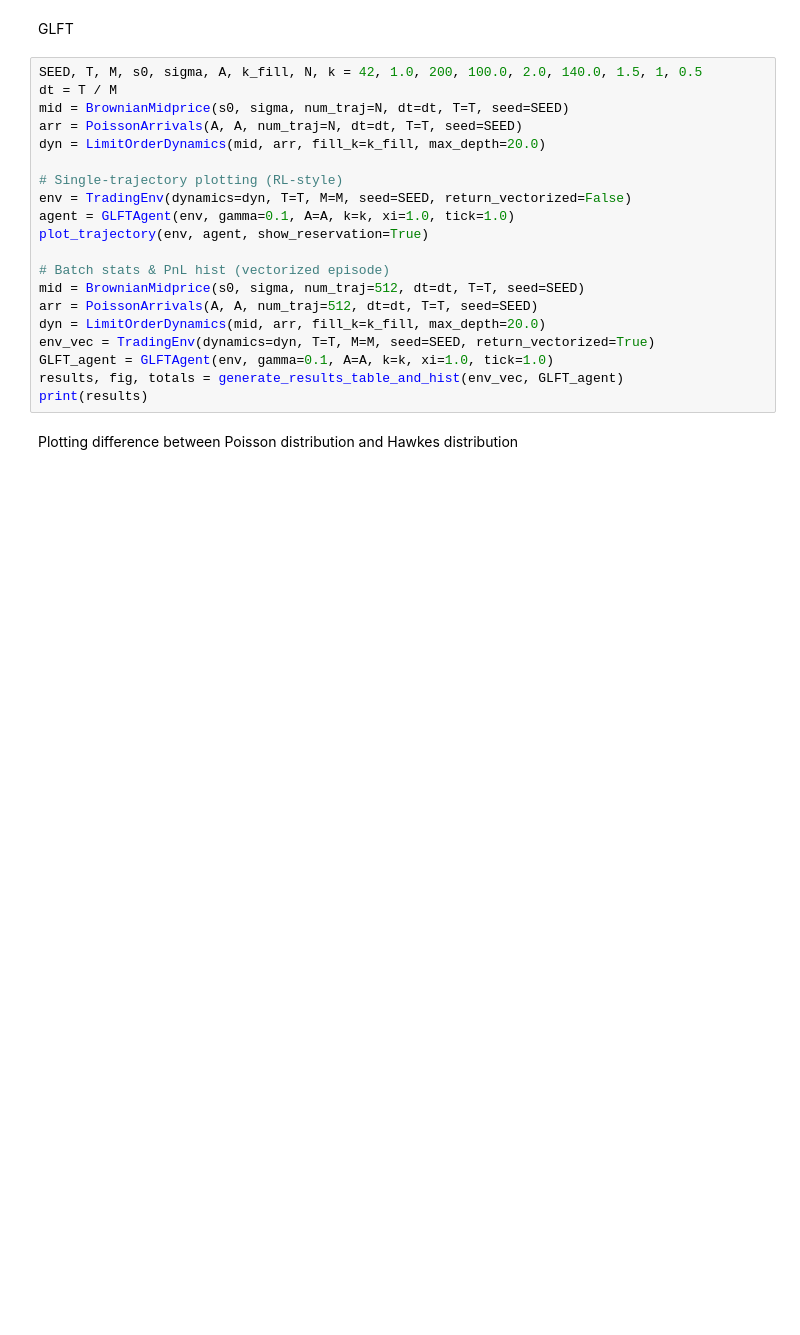
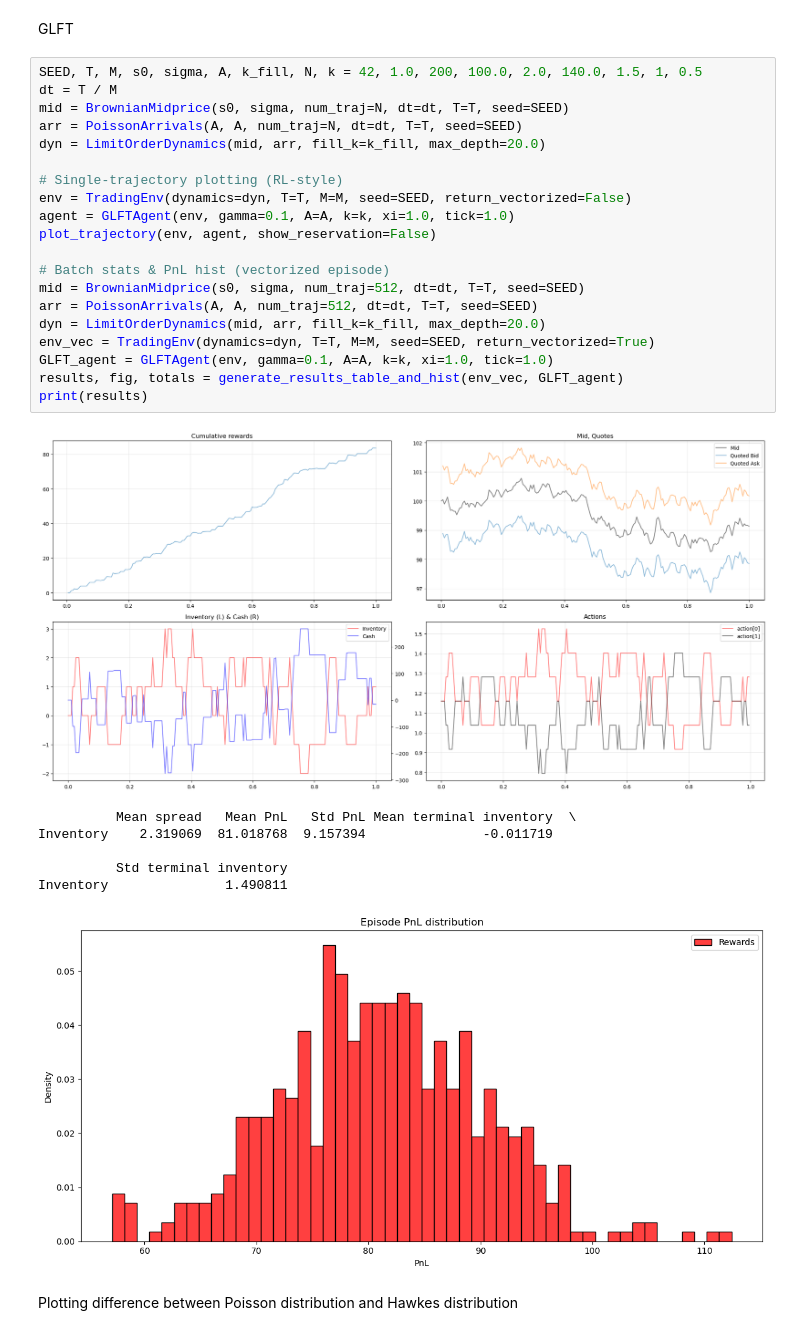
Before and after one commit to AA-ron2/Thesis_AI4Trading, a Jupyter notebook: test.ipynb, the cells around one changed output. Cells and saved outputs as stored; diff of their text form; blank space fills up the shorter version.

```diff
--- a/test.ipynb
+++ b/test.ipynb
@@ -160,23 +278,31 @@ GLFT
 # %%
 SEED, T, M, s0, sigma, A, k_fill, N, k = 42, 1.0, 200, 100.0, 2.0, 140.0, 1.5, 1, 0.5
 dt = T / M
 mid = BrownianMidprice(s0, sigma, num_traj=N, dt=dt, T=T, seed=SEED)
 arr = PoissonArrivals(A, A, num_traj=N, dt=dt, T=T, seed=SEED)
 dyn = LimitOrderDynamics(mid, arr, fill_k=k_fill, max_depth=20.0)
 
 # Single-trajectory plotting (RL-style)
 env = TradingEnv(dynamics=dyn, T=T, M=M, seed=SEED, return_vectorized=False)
 agent = GLFTAgent(env, gamma=0.1, A=A, k=k, xi=1.0, tick=1.0)
-plot_trajectory(env, agent, show_reservation=True)
+plot_trajectory(env, agent, show_reservation=False)
 
 # Batch stats & PnL hist (vectorized episode)
 mid = BrownianMidprice(s0, sigma, num_traj=512, dt=dt, T=T, seed=SEED)
 arr = PoissonArrivals(A, A, num_traj=512, dt=dt, T=T, seed=SEED)
 dyn = LimitOrderDynamics(mid, arr, fill_k=k_fill, max_depth=20.0)
 env_vec = TradingEnv(dynamics=dyn, T=T, M=M, seed=SEED, return_vectorized=True)
 GLFT_agent = GLFTAgent(env, gamma=0.1, A=A, k=k, xi=1.0, tick=1.0)
 results, fig, totals = generate_results_table_and_hist(env_vec, GLFT_agent)
 print(results)
+# %% [output]
+[figure, added]
+          Mean spread   Mean PnL   Std PnL Mean terminal inventory  \
+Inventory    2.319069  81.018768  9.157394               -0.011719
+
+          Std terminal inventory
+Inventory               1.490811
+[figure, added]
 # %% [markdown]
 Plotting difference between Poisson distribution and Hawkes distribution
 # %%
```
Also changed, not shown: parts of 13 cells of this notebook, 12 other files.
